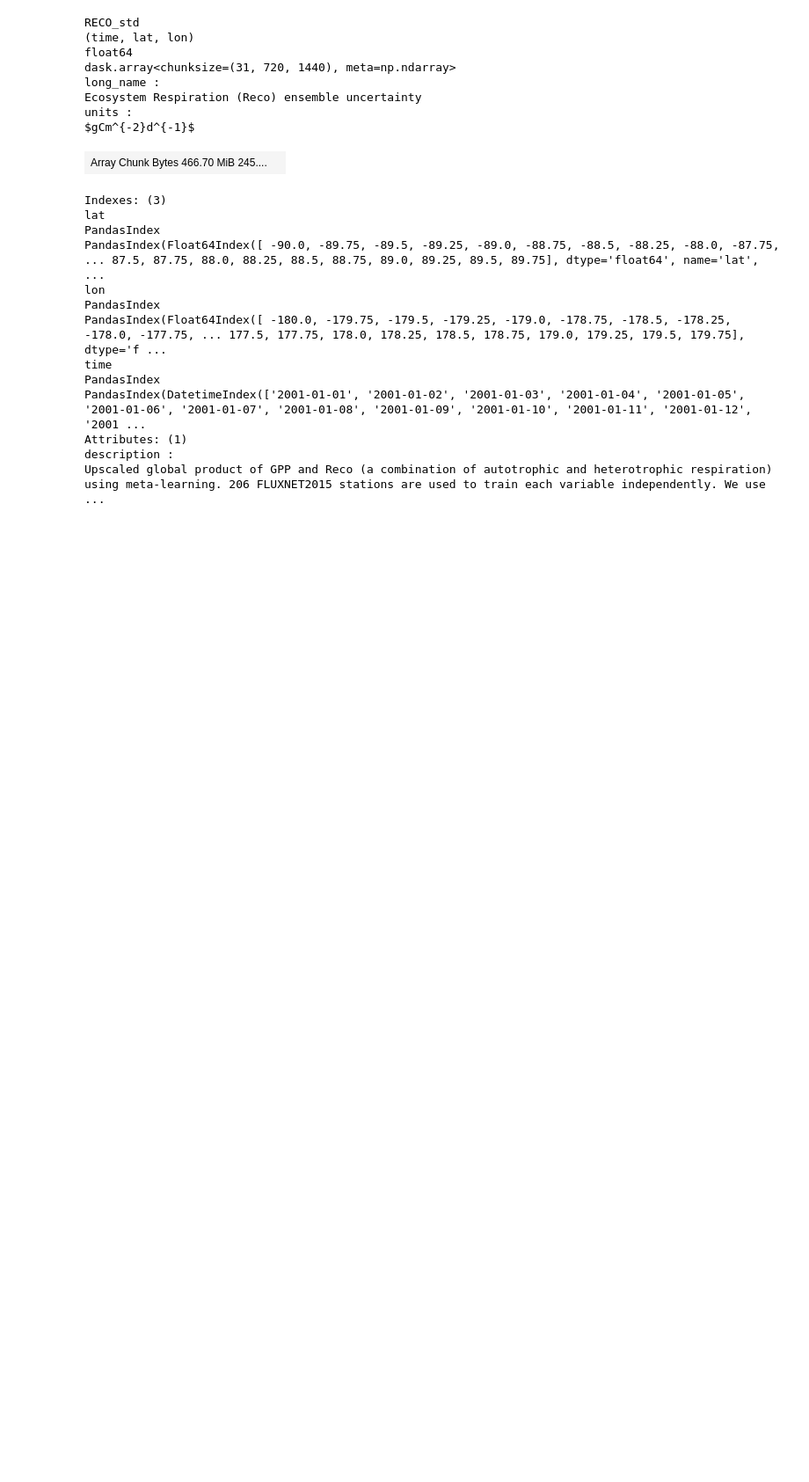
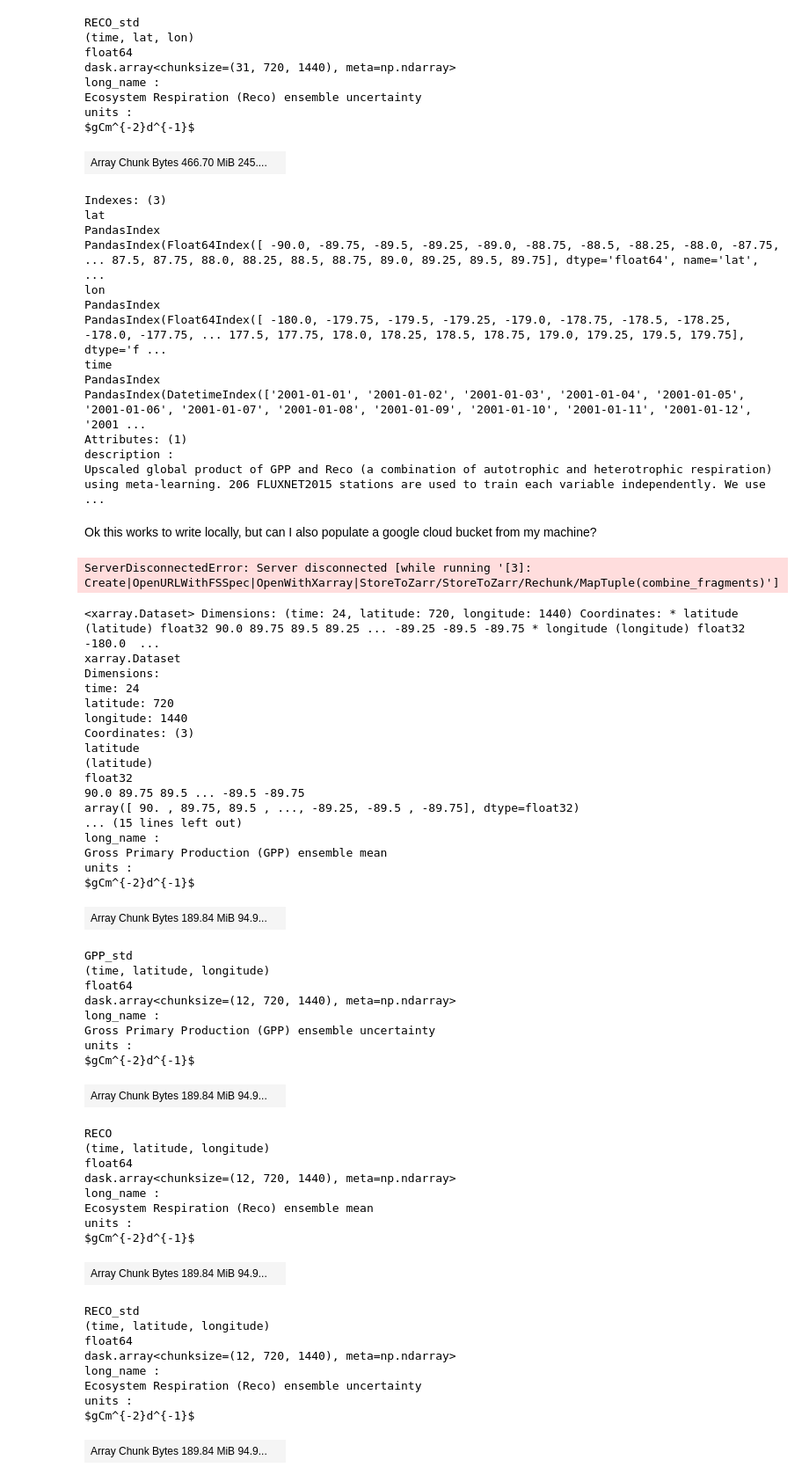
Before and after one commit to jbusecke/test_leap_dataset, a Jupyter notebook: dev.ipynb, the cells around one changed output. Shown at 88% size. Saved outputs shown, nothing was run; the diff lists cells and outputs as text; code cells hidden in the pictures; blank space fills up the shorter version.

```diff
--- a/dev.ipynb
+++ b/dev.ipynb
@@ -94,3 +94,5 @@ PandasIndex(DatetimeIndex(['2001-01-01', '2001-01-02', '2001-01-03', '2001-01-04
 Attributes: (1)
 description :
 Upscaled global product of GPP and Reco (a combination of autotrophic and heterotrophic respiration) using meta-learning. 206 FLUXNET2015 stations are used to train each variable independently. We use ...
+# %% [markdown]
+Ok this works to write locally, but can I also populate a google cloud bucket from my machine?
@@ -96,0 +103,57 @@ Upscaled global product of GPP and Reco (a combination of autotrophic and hetero
+# %%
+import apache_beam as beam
+
+with beam.Pipeline() as p:
+    p | transforms
+# %% [output]
+ServerDisconnectedError: Server disconnected [while running '[3]: Create|OpenURLWithFSSpec|OpenWithXarray|StoreToZarr/StoreToZarr/Rechunk/MapTuple(combine_fragments)']
+# %%
+import xarray as xr
+ds = xr.open_zarr('gs://leap-persistent/jbusecke/data/library/test/test_leap_dataset.zarr')
+ds
+# %% [output]
+<xarray.Dataset> Dimensions: (time: 24, latitude: 720, longitude: 1440) Coordinates: * latitude (latitude) float32 90.0 89.75 89.5 89.25 ... -89.25 -89.5 -89.75 * longitude (longitude) float32 -180.0  ...
+xarray.Dataset
+Dimensions:
+time: 24
+latitude: 720
+longitude: 1440
+Coordinates: (3)
+latitude
+(latitude)
+float32
+90.0 89.75 89.5 ... -89.5 -89.75
+array([ 90. , 89.75, 89.5 , ..., -89.25, -89.5 , -89.75], dtype=float32)
+... (15 lines left out)
+long_name :
+Gross Primary Production (GPP) ensemble mean
+units :
+$gCm^{-2}d^{-1}$
+| Array Chunk Bytes 189.84 MiB 94.9... |  |
+GPP_std
+(time, latitude, longitude)
+float64
+dask.array<chunksize=(12, 720, 1440), meta=np.ndarray>
+long_name :
+Gross Primary Production (GPP) ensemble uncertainty
+units :
+$gCm^{-2}d^{-1}$
+| Array Chunk Bytes 189.84 MiB 94.9... |  |
+RECO
+(time, latitude, longitude)
+float64
+dask.array<chunksize=(12, 720, 1440), meta=np.ndarray>
+long_name :
+Ecosystem Respiration (Reco) ensemble mean
+units :
+$gCm^{-2}d^{-1}$
+| Array Chunk Bytes 189.84 MiB 94.9... |  |
+RECO_std
+(time, latitude, longitude)
+float64
+dask.array<chunksize=(12, 720, 1440), meta=np.ndarray>
+long_name :
+Ecosystem Respiration (Reco) ensemble uncertainty
+units :
+$gCm^{-2}d^{-1}$
+| Array Chunk Bytes 189.84 MiB 94.9... |  |
```
Also changed, not shown: parts of 3 cells of this notebook, 3 other files.
